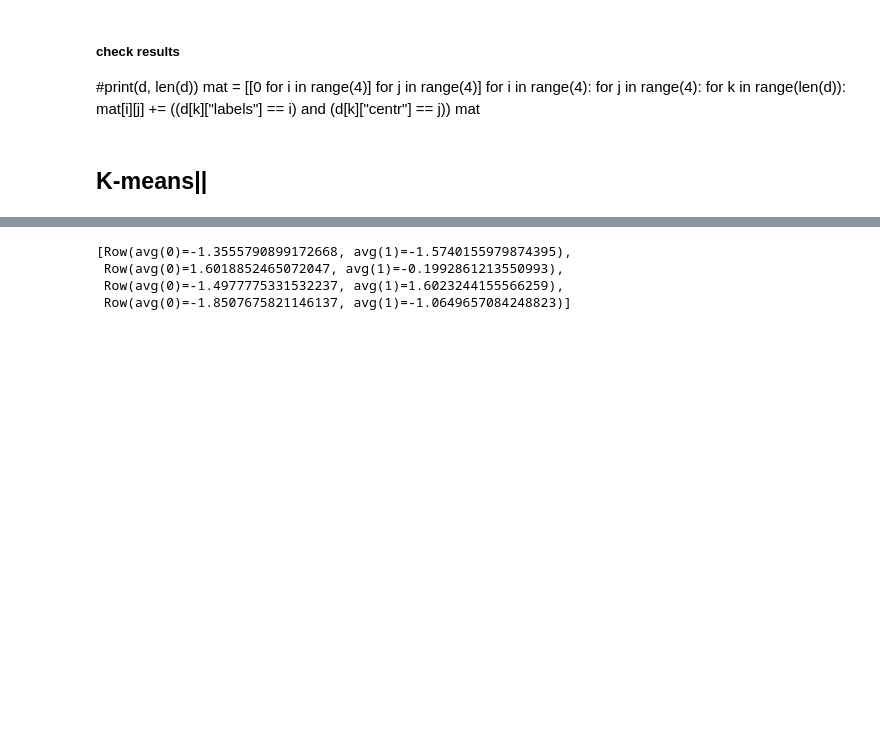
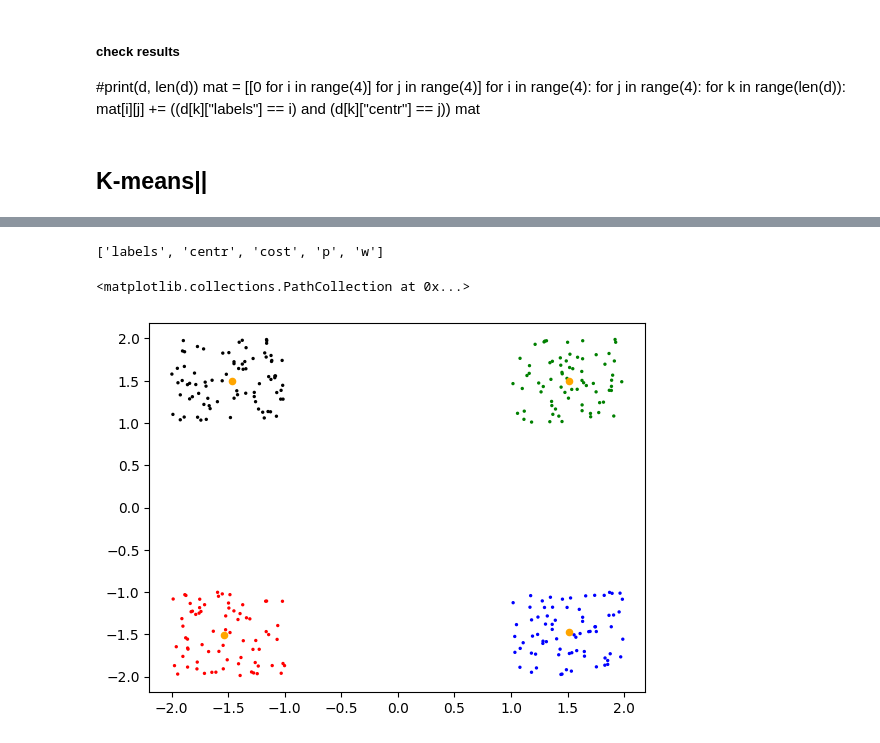
Before and after one commit to group9ine/distributed-k-means, a Jupyter notebook: notebooks/parallel_kmeans_dataframe.ipynb, the cells around one changed output, grey strips where cells are left out. Cells and saved outputs as stored; diff of their text form; code cells hidden in the pictures; blank space fills up the shorter version.

Commit message:
working & tested kmeans||, still some problems with weighted kmeans

```diff
--- a/notebooks/parallel_kmeans_dataframe.ipynb
+++ b/notebooks/parallel_kmeans_dataframe.ipynb
@@ -246,6 +194,9 @@ def kmeans(data, centers, max_iter=10, weighted=False, local_centr=False):
     count = 0
     if weighted and "w" not in ignored_cols:
         ignored_cols.append("w")
+
+    #print(ignored_cols)
+
     while True:
         if local_centr:
             cc = centers
@@ -265,7 +216,7 @@ def kmeans(data, centers, max_iter=10, weighted=False, local_centr=False):
             newcenters = data.rdd.map(
                 lambda x: (x["centr"],(x[[c for c in data.columns if c not in ignored_cols]],x["w"]))
             ).reduceByKey(
-                lambda x,y: ((x[0]*x[1]+y[0]*y[1])/x[1]+y[1], x[1]+y[1])
+                lambda x,y: ((x[0]*x[1]+y[0]*y[1])/(x[1]+y[1]), x[1]+y[1])
             ).map(lambda x: x[1][0]).collect()
 
         centers = newcenters
@@ -323,8 +274,26 @@ def kmeans_parallel(data, k, l):
     ## search for possible identical centroids
 
     if len(centr) > k:
-        #downsample
-        pass
+        #get weights
+        testdata, _ = kmeans(data, centr, max_iter=0, local_centr=True)
+        counts = testdata.groupBy("centr").count().collect()
+        counts = sorted(counts)
+
+        #parallelize the centroid dataset
+        cdata = spark.createDataFrame(pd.DataFrame([[*centr[i][0], counts[i][1]] for i in range(len(centr))], columns=(0,1,"w")))
+        cdata = cdata.withColumn("w", col("w").cast("double"))
+
+        ## basically kmeans++ on the centroids as init for the weighted k-means
+        c = [centr[np.random.randint(len(centr))]]
+        for i in range(k-1):
+            costs = [min([dist(centr[j], c[k])**2 for k in range(len(c))]) for j in range(len(centr))]
+            p = np.cumsum(costs)
+            p/= p[-1]
+            c.append(centr[(p>np.random.random()).tolist().index(True)])
+
+
+        _, centr = kmeans(cdata, c, local_centr=True, weighted=False)
+        centr = centr.collect()
     return centr
 # %%
 testdata = np.random.random(size=(300, 2))*2-1
@@ -367,2 +342,4 @@ cent = spark.createDataFrame(pd.DataFrame(np.array(c)[indexes,0]))
 # %%
-testdata, _ = kmeans(testdata, c, max_iter=0, local_centr=True)
+data_k, c_k = kmeans(testdata, c, local_centr=True)
+# %% [output]
+['labels', 'centr', 'cost', 'p', 'w']
@@ -378,7 +346,10 @@ cdata, cent = kmeans(cdata, cent, weighted=False)
-# %%
-cent.collect()
-# %% [output]
-[Row(avg(0)=-1.3555790899172668, avg(1)=-1.5740155979874395),
- Row(avg(0)=1.6018852465072047, avg(1)=-0.1992861213550993),
- Row(avg(0)=-1.4977775331532237, avg(1)=1.6023244155566259),
- Row(avg(0)=-1.8507675821146137, avg(1)=-1.0649657084248823)]
+# %%
+data_k = data_k.collect()
+c_k=c_k.collect()
+# %%
+colors=["black", "green", "red", "blue"]
+plt.scatter([d[0] for d in data_k], [d[1] for d in data_k], color=[colors[d["centr"]] for d in data_k], s=2)
+plt.scatter([d[0] for d in c_k], [d[1] for d in c_k], color="orange", s=20)
+# %% [output]
+<matplotlib.collections.PathCollection at 0x...>
+[figure, added]
```
Also changed, not shown: parts of 17 cells of this notebook.
